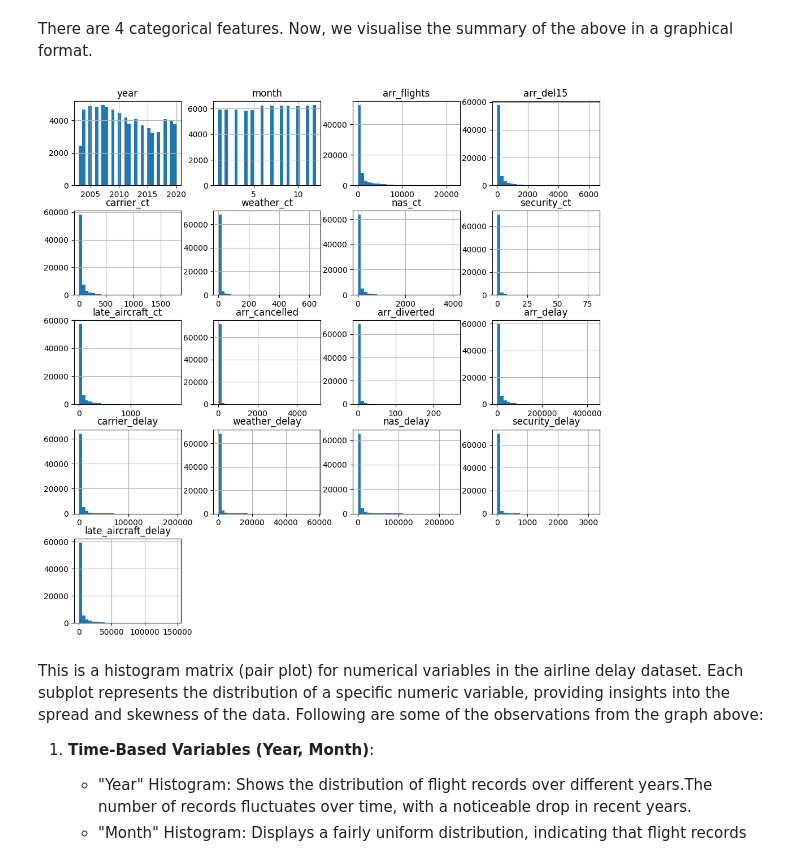
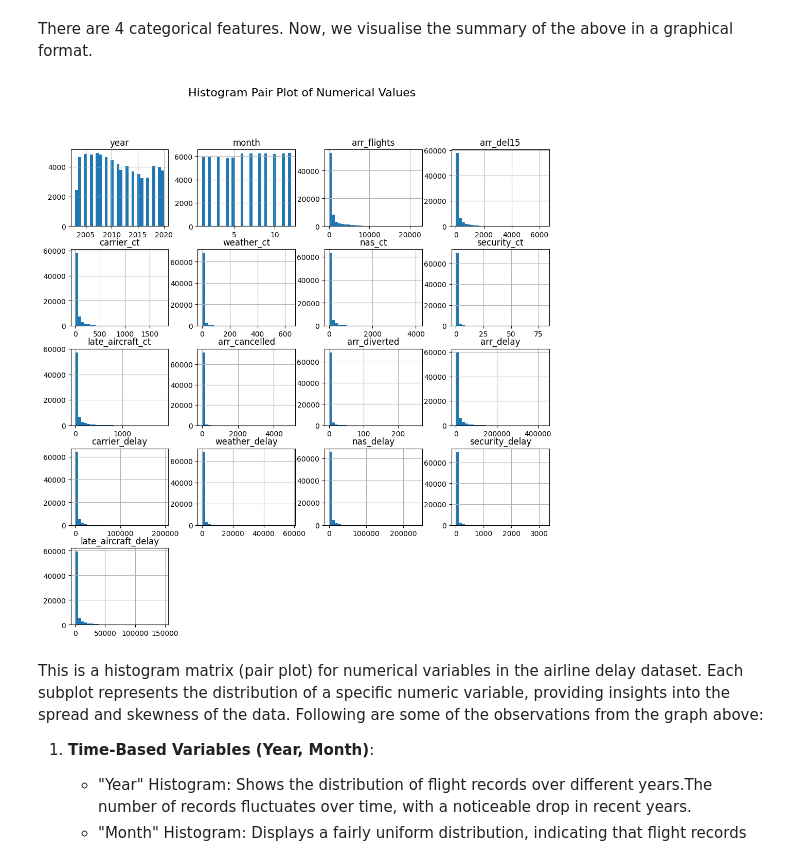
Before and after one commit to shayari21/Flight-Delay-Analysis, a Jupyter notebook: Data_Analysis.ipynb, the cells around one changed output. Drawn from its saved outputs; the diff is of its cells as text; code cells hidden in the pictures.

```diff
--- a/Data_Analysis.ipynb
+++ b/Data_Analysis.ipynb
@@ -255,9 +272,10 @@ There are 4 categorical features. Now, we visualise the summary of the above in
 # %%
 #Analysing numerical values and visulising outliers
 flight_data_df.hist(figsize=(12, 12), bins=30)
+plt.suptitle("Histogram Pair Plot of Numerical Values",fontsize=16)
 plt.show()
 # %% [output]
-[figure, old version]
+[figure, new version]
 # %% [markdown]
 This is a histogram matrix (pair plot) for numerical variables in the airline delay dataset. Each subplot represents the distribution of a specific numeric variable, providing insights into the spread and skewness of the data. Following are some of the observations from the graph above:
 
```
Also changed, not shown: parts of 28 cells of this notebook.
